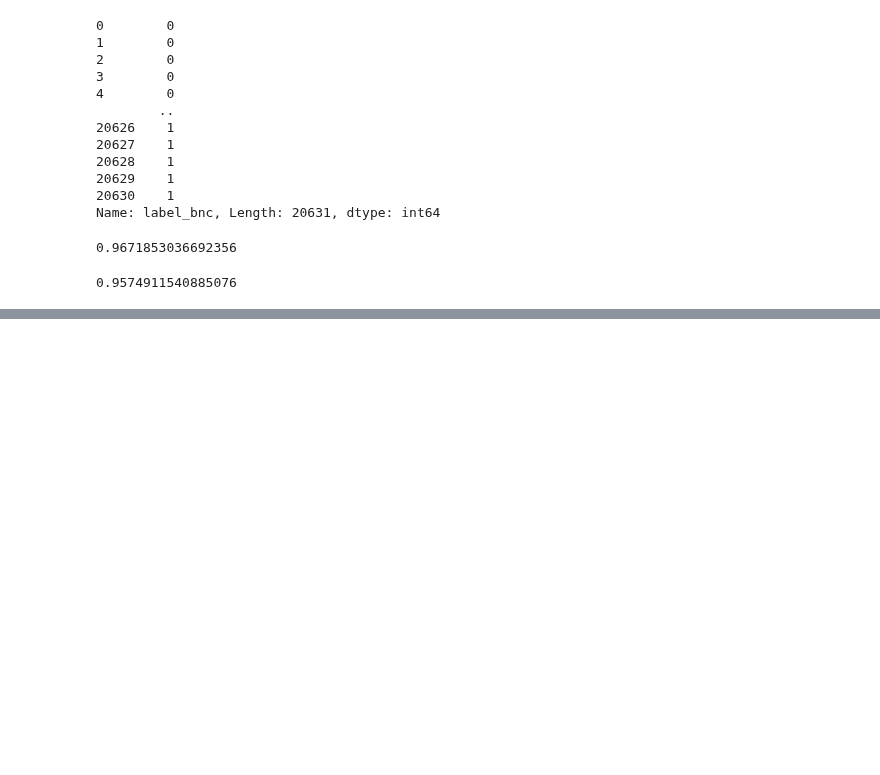
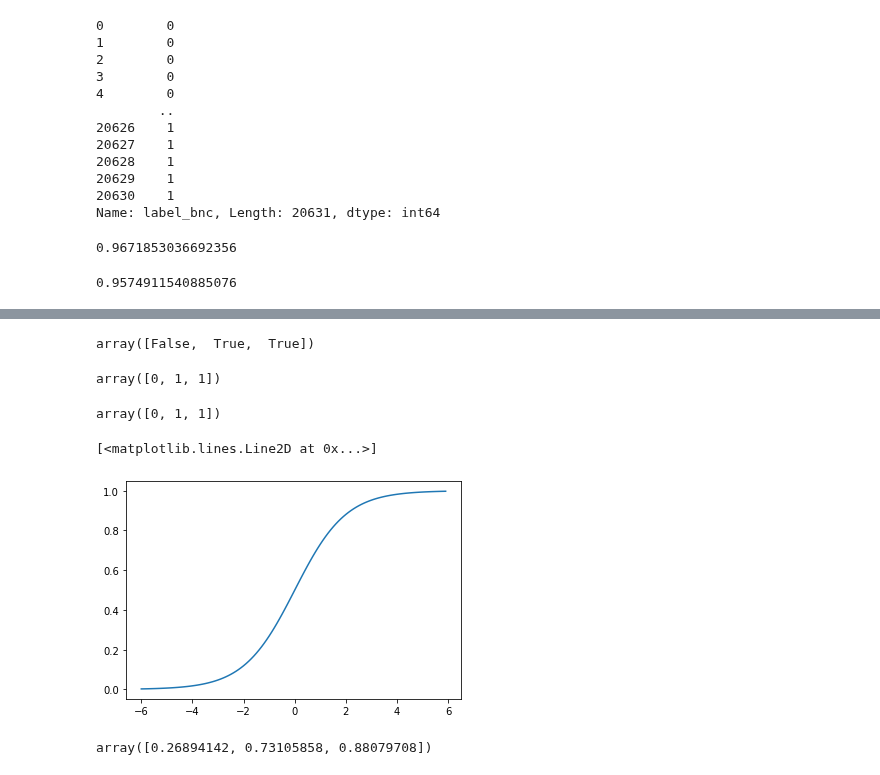
Before and after one commit to ywchiu/tibamedl, a Jupyter notebook: Demo20210320.ipynb, the cells around one changed output, grey strips where cells are left out. Cells and saved outputs as stored; diff of their text form; code cells hidden in the pictures; blank space fills up the shorter version.

```diff
--- a/Demo20210320.ipynb
+++ b/Demo20210320.ipynb
@@ -513,0 +648,29 @@ pred_y = clf.predict(train_X)
+# %%
+x = np.array([-2,1,2])
+x > 0
+# %% [output]
+array([False,  True,  True])
+# %%
+(x > 0 ).astype(int)
+# %% [output]
+array([0, 1, 1])
+# %%
+x = np.array([-1,1,2])
+threshold_function(x)
+# %% [output]
+array([0, 1, 1])
+# %%
+def sigmoid_function(x):
+  return 1/ (1 + np.exp(-x))
+# %%
+x = np.arange(-6,6,0.1)
+from matplotlib import pyplot as plt
+plt.plot(x, sigmoid_function(x))
+# %% [output]
+[<matplotlib.lines.Line2D at 0x...>]
+[figure, added]
+# %%
+x = np.array([-1,1,2])
+sigmoid_function(x)
+# %% [output]
+array([0.26894142, 0.73105858, 0.88079708])
```
Also changed, not shown: parts of 49 cells of this notebook.
